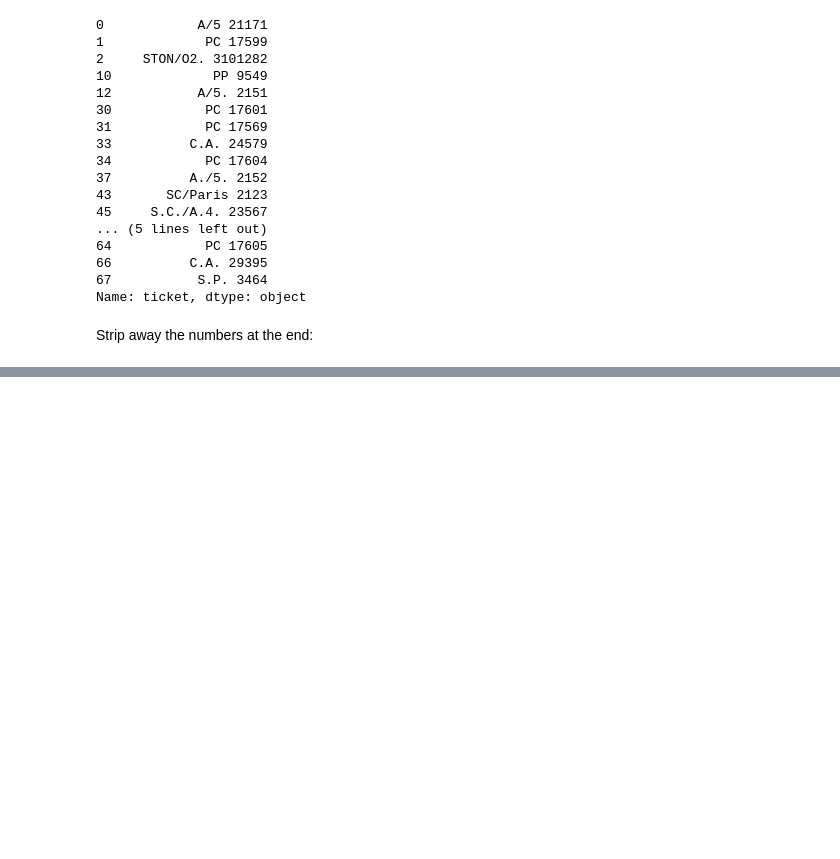
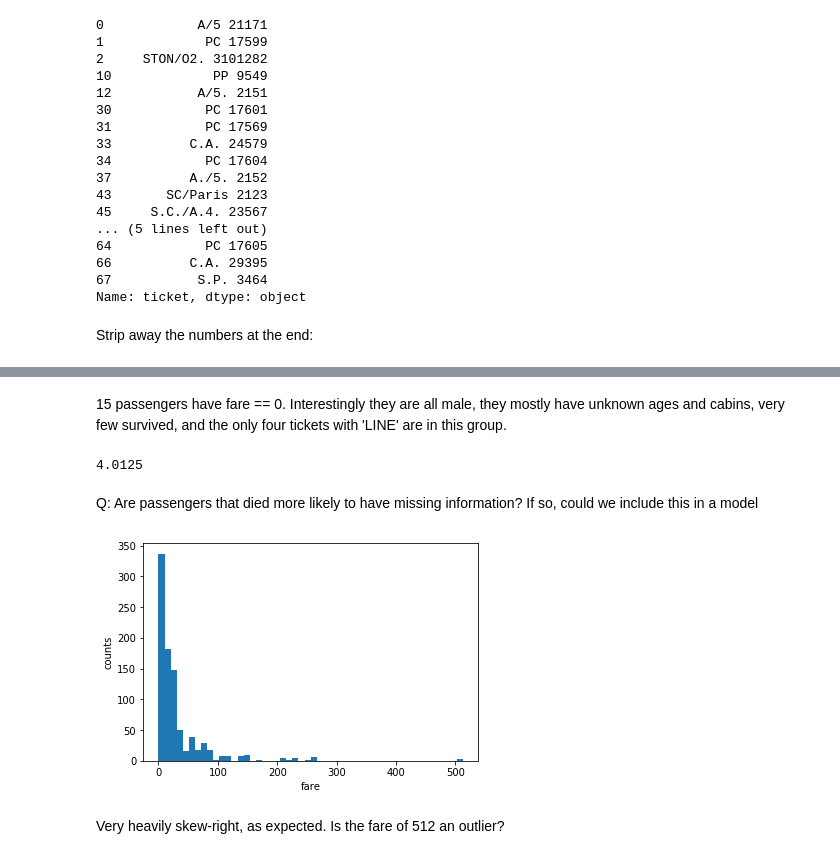
Before and after one commit to chris-leonard/kaggle_titanic, a Jupyter notebook: exploratory_analysis.ipynb, the cells around one changed output, grey strips where cells are left out. Saved outputs shown, nothing was run; the diff lists cells and outputs as text; code cells hidden in the pictures; blank space fills up the shorter version.

```diff
--- a/exploratory_analysis.ipynb
+++ b/exploratory_analysis.ipynb
@@ -301,0 +514,25 @@ Name: ticket, dtype: int64
+# %% [markdown]
+15 passengers have fare == 0. Interestingly they are all male, they mostly have unknown ages and cabins, very few survived, and the only four tickets with 'LINE' are in this group.
+# %%
+# Minimum fare, excepting 0
+train[train.fare > 0].fare.min()
+# %% [output]
+4.0125
+# %% [markdown]
+Q: Are passengers that died more likely to have missing information? If so, could we include this in a model
+# %%
+# Plot histogram of fares
+plt.figure()
+
+# Histogram of last review date for unavailable properties
+plt.hist(train.fare, bins = 50)
+
+plt.xlabel('fare')
+plt.ylabel('counts')
+
+plt.show()
+plt.close()
+# %% [output]
+[figure, added]
+# %% [markdown]
+Very heavily skew-right, as expected. Is the fare of 512 an outlier?
```
Also changed, not shown: parts of 56 cells of this notebook.
